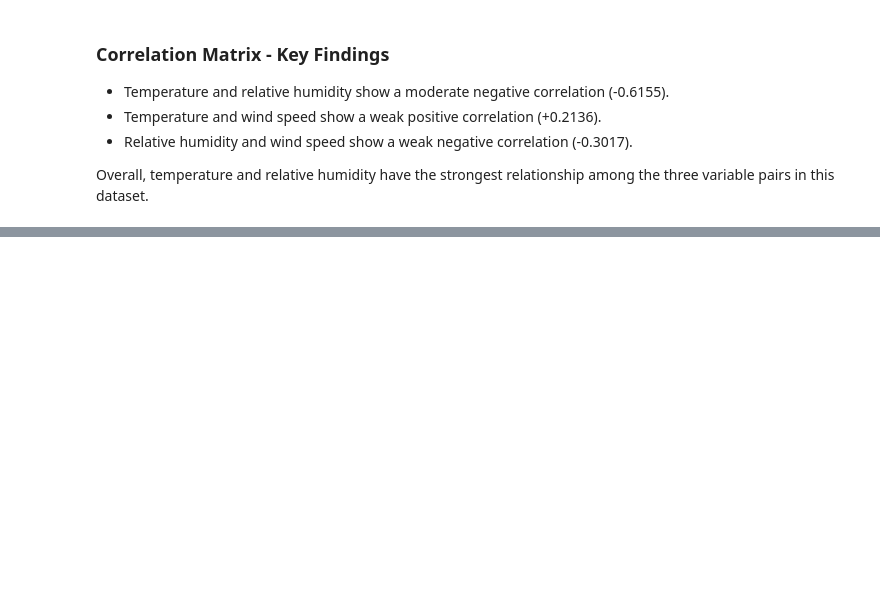
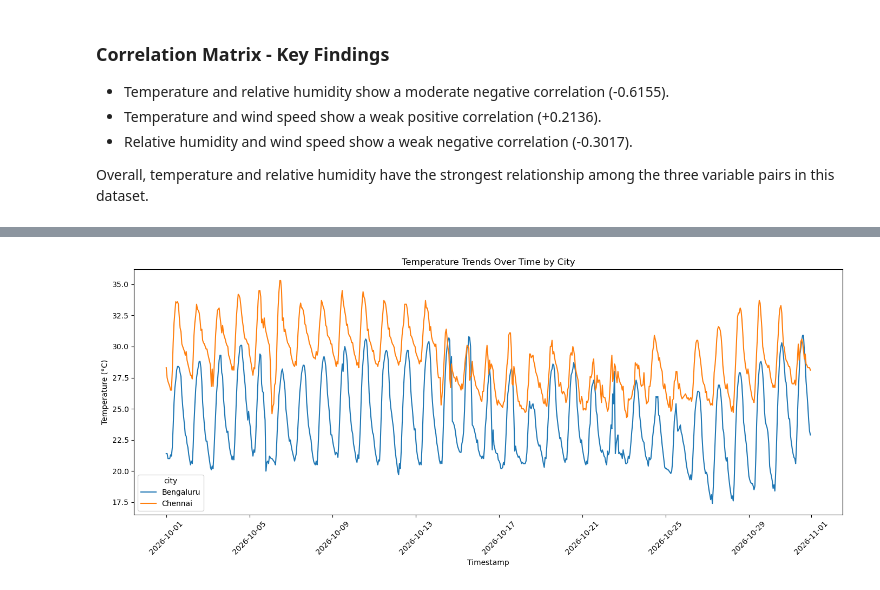
Before and after one commit to shabaz-syed/AtomSync-MicroClimate-Analaytics, a Jupyter notebook: Notebooks/01_data_understanding.ipynb, the cells around one changed output, grey strips where cells are left out. Saved outputs shown, nothing was run; the diff lists cells and outputs as text; code cells hidden in the pictures; blank space fills up the shorter version.

```diff
--- a/Notebooks/01_data_understanding.ipynb
+++ b/Notebooks/01_data_understanding.ipynb
@@ -308,0 +520,19 @@ among the three variable pairs in this dataset.
+# %%
+#Analyse temperature trends by city:
+plt.figure(figsize=(14, 6))
+
+sns.lineplot(
+    data=df,
+    x='timestamp',
+    y='temperature_c',
+    hue='city'
+)
+
+plt.title('Temperature Trends Over Time by City')
+plt.xlabel('Timestamp')
+plt.ylabel('Temperature (°C)')
+plt.xticks(rotation=45)
+plt.tight_layout()
+plt.show()
+# %% [output]
+[figure, added]
```
Also changed, not shown: parts of 12 cells of this notebook.
